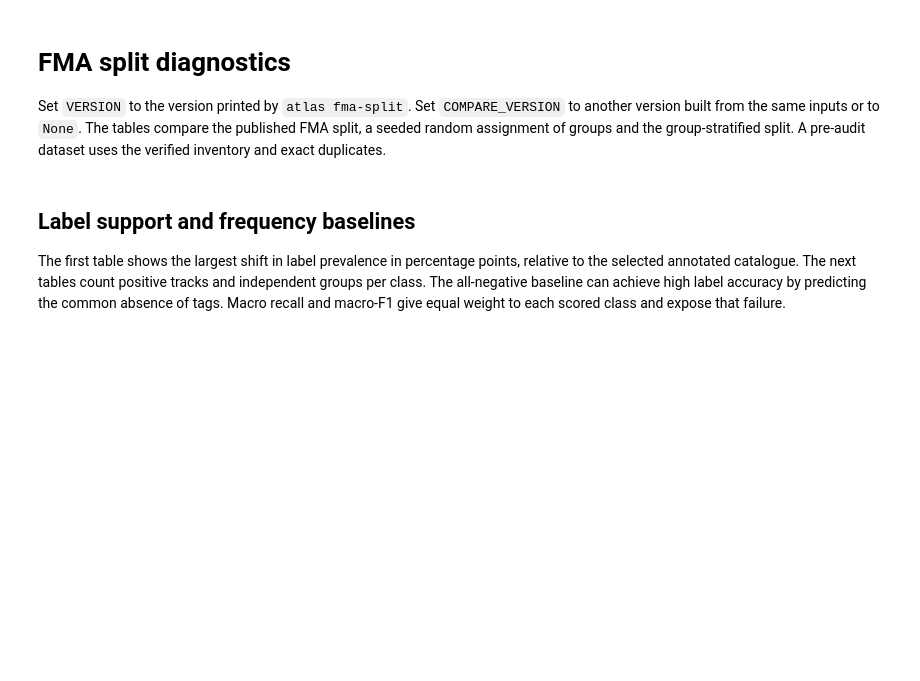
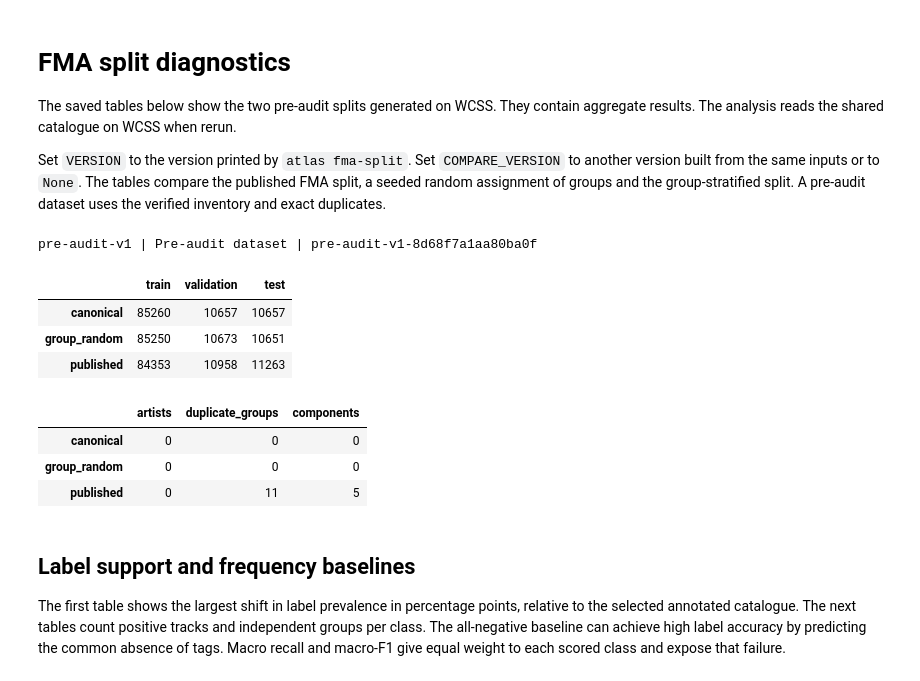
Before and after one commit to piotrczech/music-atlas, a Jupyter notebook: notebooks/fma_splits.ipynb, the cells around one changed output. Drawn from its saved outputs; the diff is of its cells as text; code cells hidden in the pictures; blank space fills up the shorter version.

Commit message:
Save FMA split analysis and add short version names

```diff
--- a/notebooks/fma_splits.ipynb
+++ b/notebooks/fma_splits.ipynb
@@ -1,40 +1,52 @@
 # %% [markdown]
 # FMA split diagnostics
 
+The saved tables below show the two pre-audit splits generated on WCSS. They contain aggregate results. The analysis reads the shared catalogue on WCSS when rerun.
+
 Set `VERSION` to the version printed by `atlas fma-split`. Set `COMPARE_VERSION` to another version built from the same inputs or to `None`. The tables compare the published FMA split, a seeded random assignment of groups and the group-stratified split. A pre-audit dataset uses the verified inventory and exact duplicates.
 # %%
 import json
 
 import pandas as pd
 from IPython.display import display
 
 from music_atlas.settings import paths
 
-VERSION = "pre-audit-v1-8d68f7a1aa80ba0f"
-COMPARE_VERSION = "pre-audit-rare-support-v1-9e3ce30b06c47c80"
+VERSION = "pre-audit-v1"
+COMPARE_VERSION = "pre-audit-rare-support-v1"
 data = paths()["data"]
 ready = data / "ready"
 result = ready / VERSION
 if not (result / "tracks.parquet").is_file():
     available = sorted(p.parent.name for p in ready.glob("*/tracks.parquet"))
     raise ValueError(f"Set VERSION to one of: {', '.join(available)}")
 summary = json.loads((result / "summary.json").read_text(encoding="utf-8"))
 support = pd.read_csv(result / "class_support.csv")
 versions = [VERSION]
 if COMPARE_VERSION and COMPARE_VERSION != VERSION:
     comparison_dir = ready / COMPARE_VERSION
     if (comparison_dir / "tracks.parquet").is_file():
         other_summary = json.loads((comparison_dir / "summary.json").read_text(encoding="utf-8"))
         if all(summary[key] == other_summary[key] for key in ("inputs", "schema", "eligible")):
             versions.append(COMPARE_VERSION)
         else:
             print(f"{COMPARE_VERSION}: choose a comparison version with the same inputs.")
     else:
         print(f"{COMPARE_VERSION}: comparison manifest unavailable.")
 status = "Audited dataset" if summary.get("audio_audited") else "Pre-audit dataset"
-print(f"{VERSION} | {status}")
+print(f"{VERSION} | {status} | {summary['version']}")
 display(pd.DataFrame(summary["splits"]).T)
 display(pd.DataFrame(summary["overlap"]).T)
+# %% [output]
+pre-audit-v1 | Pre-audit dataset | pre-audit-v1-8d68f7a1aa80ba0f
+|  | train | validation | test |
+| canonical | 85260 | 10657 | 10657 |
+| group_random | 85250 | 10673 | 10651 |
+| published | 84353 | 10958 | 11263 |
+|  | artists | duplicate_groups | components |
+| canonical | 0 | 0 | 0 |
+| group_random | 0 | 0 | 0 |
+| published | 0 | 11 | 5 |
 # %% [markdown]
 ## Label support and frequency baselines
 
```
Also changed, not shown: parts of 5 cells of this notebook, 4 other files.
